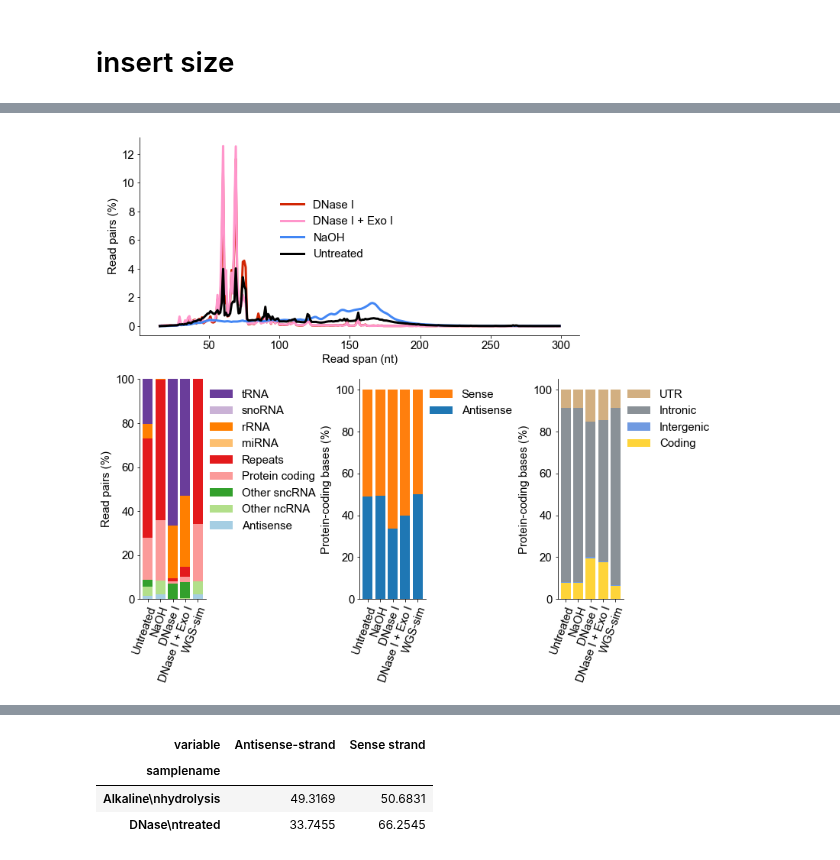
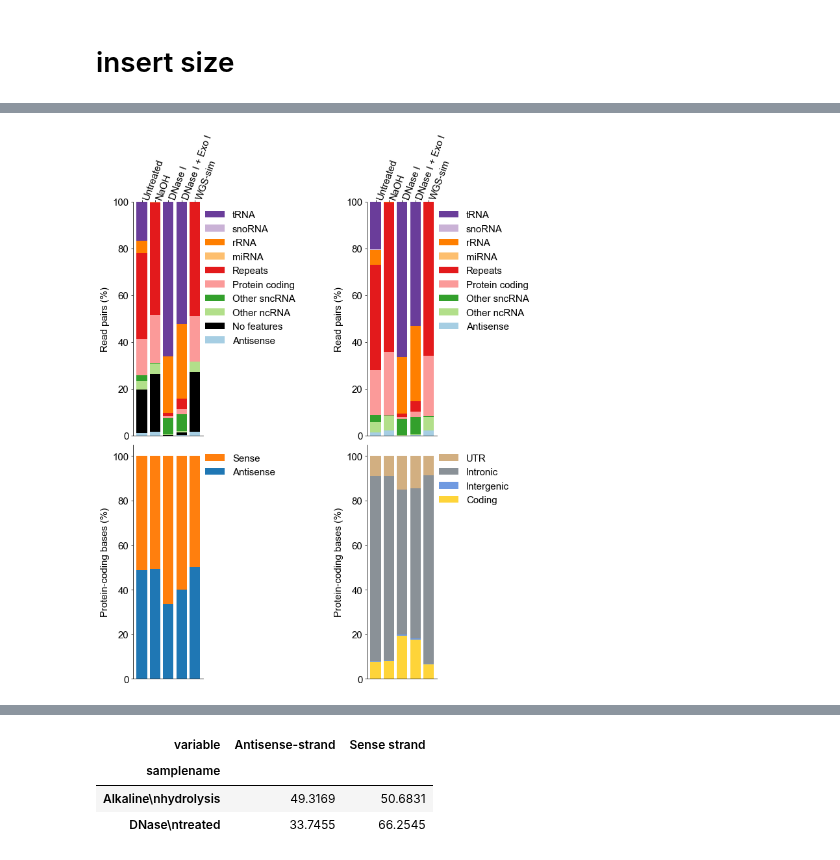
Before and after one commit to wckdouglas/cfNA, a Jupyter notebook: plots/plot_count.ipynb, the cells around one changed output, grey strips where cells are left out. Drawn from its saved outputs; the diff is of its cells as text; code cells hidden in the pictures.

Commit message:
added plotting utils

```diff
--- a/plots/plot_count.ipynb
+++ b/plots/plot_count.ipynb
@@ -184,19 +56,26 @@ def plot_coding_bases(ax):
 # %%
-fig = plt.figure(figsize = (8,8))
-ax_insert = fig.add_axes([0,0.6,1,0.45])
-plot_insert(ax_insert)
+#fig = plt.figure(figsize = (10,8))
+#ax_frag_dist = fig.add_axes([0,0,0.15,0.5])
+#ax_frag_dist_feature_only = fig.add_axes([0.5,0,0.15,0.5])
+#ax_strand = fig.add_axes([1,0,0.15,0.5])
+#ax_coding = fig.add_axes([1.4,0,0.15,0.5])
+
+fig = plt.figure(figsize = (10,10))
+ax_frag_dist = fig.add_axes([0,0.52,0.15,0.5])
+ax_frag_dist_feature_only = fig.add_axes([0.5,0.52,0.15,0.5])
+ax_strand = fig.add_axes([0,0,0.15,0.5])
+ax_coding = fig.add_axes([0.5,0, 0.15, 0.5])
 
 
-
-# lower
-ax_frag_dist = fig.add_axes([0,0,0.15,0.5])
-ax_strand = fig.add_axes([0.5,0,0.15,0.5])
-ax_coding = fig.add_axes([0.95,0,0.15,0.5])
-
-
-#plot_count(ax_frag_dist, feature_only=False)
-plot_count(ax_frag_dist, feature_only=True)
+plot_count(ax_frag_dist, feature_only=False)
+plot_count(ax_frag_dist_feature_only, feature_only=True)
 plot_strand(ax_strand)
 plot_coding_bases(ax_coding)
+ax_strand.xaxis.set_visible(False)
+ax_coding.xaxis.set_visible(False)
+ax_frag_dist.xaxis.tick_top()
+ax_frag_dist_feature_only.xaxis.tick_top()
+#fig.tight_layout()
+fig.savefig(figure_path + '/fragment_plots.pdf', bbox_inches = 'tight')
 # %% [output]
-[figure, old version]
+[figure, new version]
```
Also changed, not shown: parts of 42 cells of this notebook, 11 other files.
